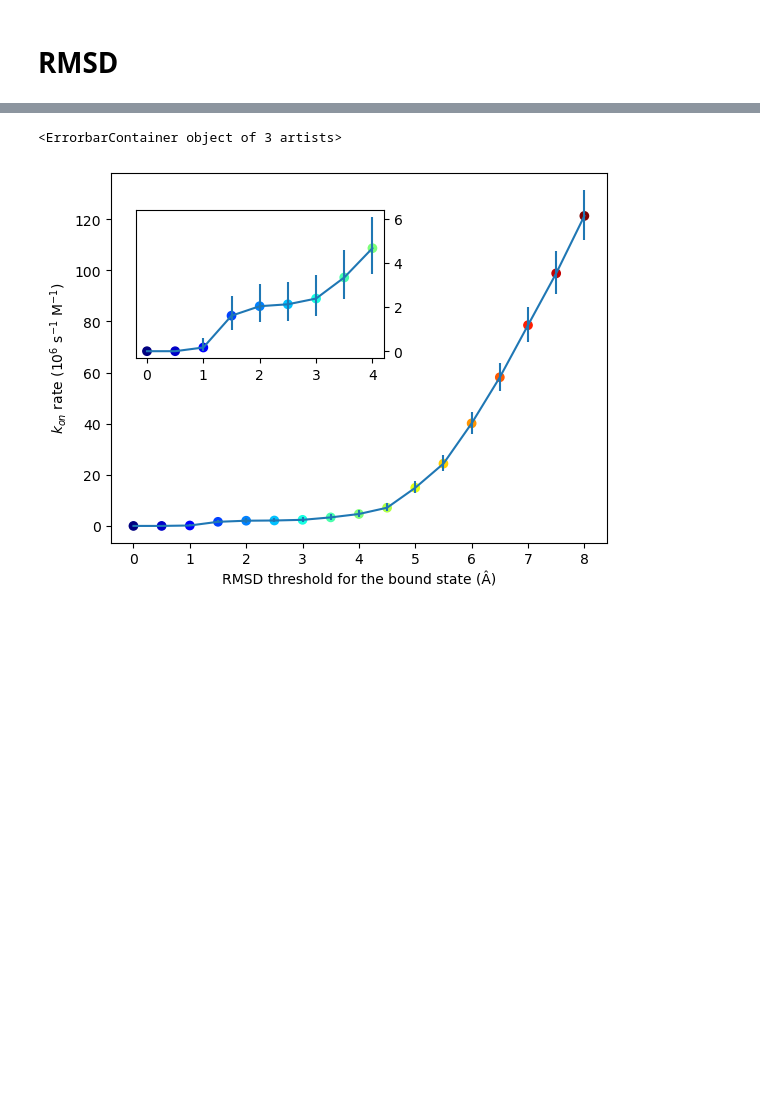
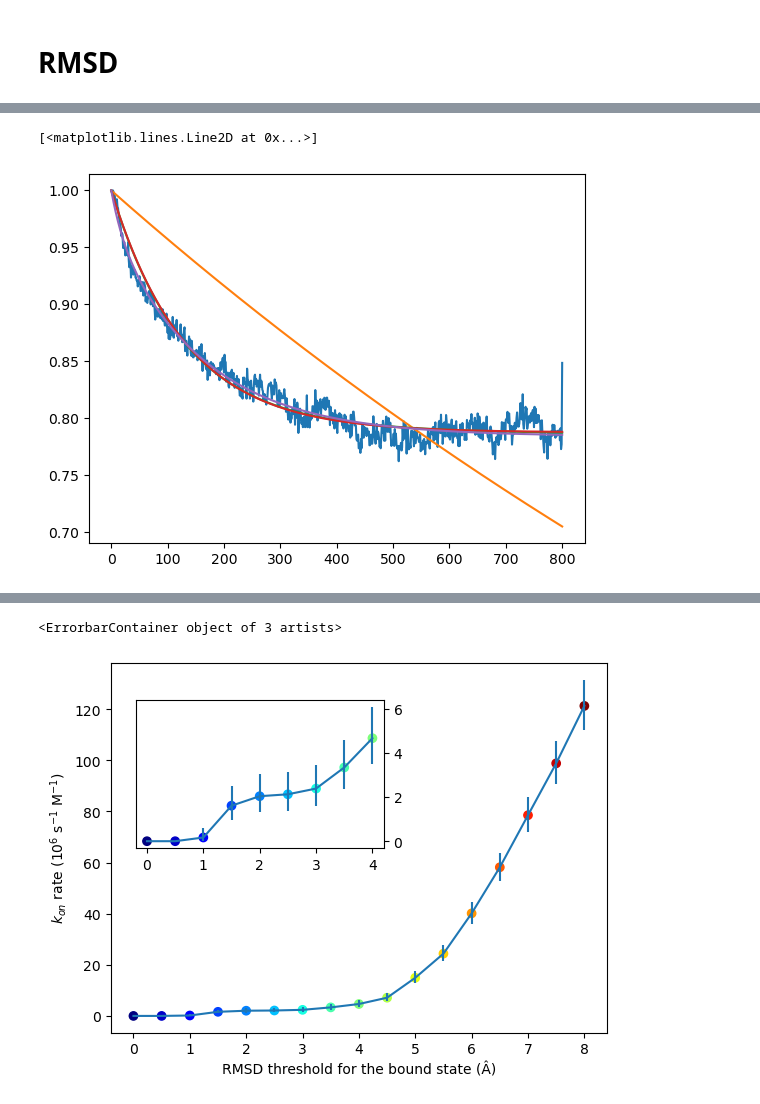
Before and after one commit to giorginolab/sh2-som, a Jupyter notebook: 2-survival-plots.ipynb, the cells around one changed output, grey strips where cells are left out. Saved outputs shown, nothing was run; the diff lists cells and outputs as text; code cells hidden in the pictures; blank space fills up the shorter version.

```diff
--- a/2-survival-plots.ipynb
+++ b/2-survival-plots.ipynb
@@ -217,0 +247,34 @@ plot_sens(rmsd_sens)
+# %%
+import scipy
+rmsd_sens_fits=[]
+for thr, sens in rmsd_sens.groupby("Threshold"):
+    if thr<=1:
+        continue
+    t1, _ = scipy.optimize.curve_fit(expfun1, sens.Time, sens.Unbound)
+    try:
+        t2, _ = scipy.optimize.curve_fit(expfun2, sens.Time, sens.Unbound)
+    except:
+        t2 = (0., 0., 0.)
+    t3, _ = scipy.optimize.curve_fit(expfunC, sens.Time, sens.Unbound)
+    try:
+        t4, _ = scipy.optimize.curve_fit(expfun2C, sens.Time, sens.Unbound, bounds=(0,np.inf))
+    except:
+        t4 = (0., 0., 0., 0.)
+    rmsd_sens_fits.append({
+        "Threshold": thr,
+        "tau1": t1[0],
+
+        "tau21": t2[1],
+        "tau22": t2[2],
+        "A2": t2[0],
+
+        "tau3": t3[1],
+        "A3": t3[0],
+
+        "A4": t4[0],
+        "B4": t4[1],
+        "tau41": t4[2],
+        "tau42": t4[3],
+    })
+rmsd_sens_fits=pd.DataFrame(rmsd_sens_fits)
+rmsd_sens_fits
@@ -217,0 +299,9 @@ plot_sens(rmsd_sens)
+# %%
+plt.plot(sens.Time, sens.Unbound)
+plt.plot(sens.Time, expfun1(sens.Time, t1[0]))
+plt.plot(sens.Time, expfun2(sens.Time, t2[0], t2[1], t2[2]))
+plt.plot(sens.Time, expfunC(sens.Time, t3[0], t3[1]))
+plt.plot(sens.Time, expfun2C(sens.Time, t4[0],t4[1],t4[2],t4[3] ))
+# %% [output]
+[<matplotlib.lines.Line2D at 0x...>]
+[figure, added]
```
Also changed, not shown: parts of 23 cells of this notebook.
